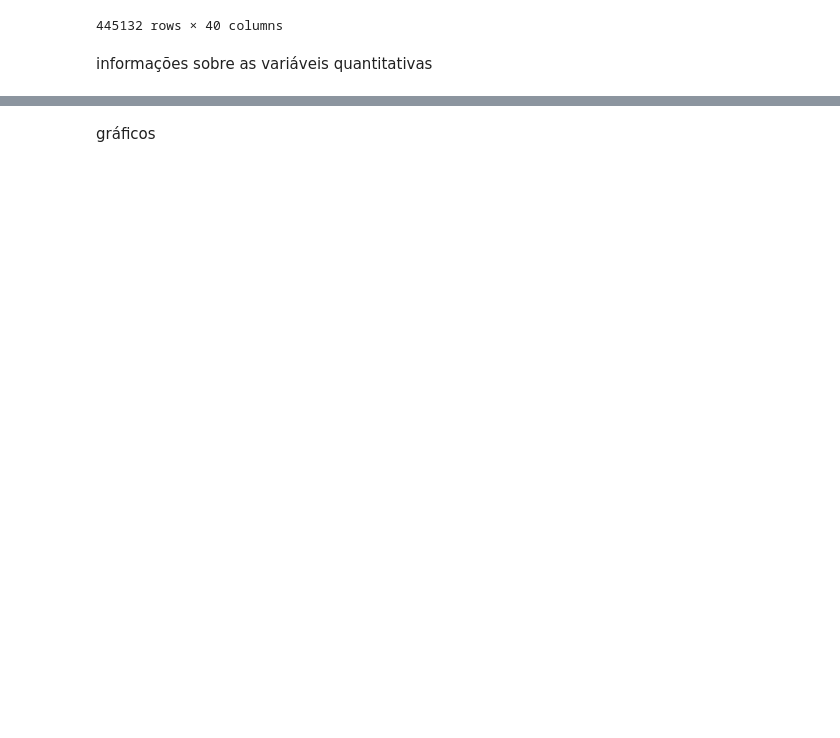
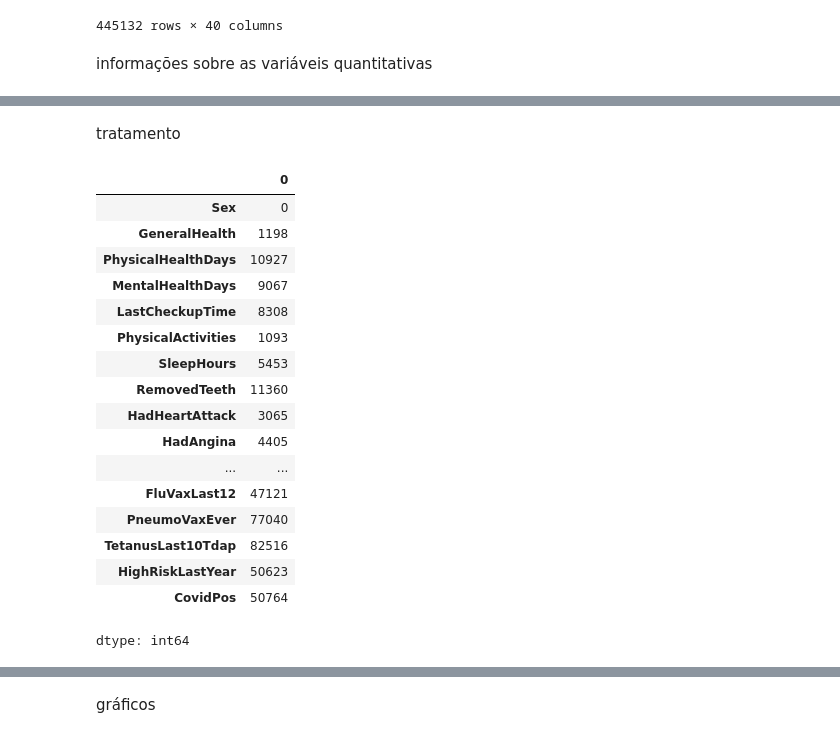
Before and after one commit to belcogo/data-analysis-for-machine-learning, a Jupyter notebook: demo.ipynb, the cells around one changed output, grey strips where cells are left out. Drawn from its saved outputs; the diff is of its cells as text; code cells hidden in the pictures; blank space fills up the shorter version.

```diff
--- a/demo.ipynb
+++ b/demo.ipynb
@@ -38,3 +39,27 @@ patients_data.describe()
 | 50% | 0.000000 | 0.000000 | 7.000000 | 1.700000 | 80.740000 | 27.440000 |
 | 75% | 3.000000 | 5.000000 | 8.000000 | 1.780000 | 95.250000 | 31.750000 |
 | max | 30.000000 | 30.000000 | 24.000000 | 2.410000 | 292.570000 | 99.640000 |
+# %% [markdown]
+tratamento
+# %%
+patients_data = patients_data.drop(columns=['State'], axis=1)
+patients_data.isnull().sum()
+# %% [output]
+|  | 0 |
+| Sex | 0 |
+| GeneralHealth | 1198 |
+| PhysicalHealthDays | 10927 |
+| MentalHealthDays | 9067 |
+| LastCheckupTime | 8308 |
+| PhysicalActivities | 1093 |
+| SleepHours | 5453 |
+| RemovedTeeth | 11360 |
+| HadHeartAttack | 3065 |
+| HadAngina | 4405 |
+| ... | ... |
+| FluVaxLast12 | 47121 |
+| PneumoVaxEver | 77040 |
+| TetanusLast10Tdap | 82516 |
+| HighRiskLastYear | 50623 |
+| CovidPos | 50764 |
+dtype: int64
```
Also changed, not shown: parts of 20 cells of this notebook.
